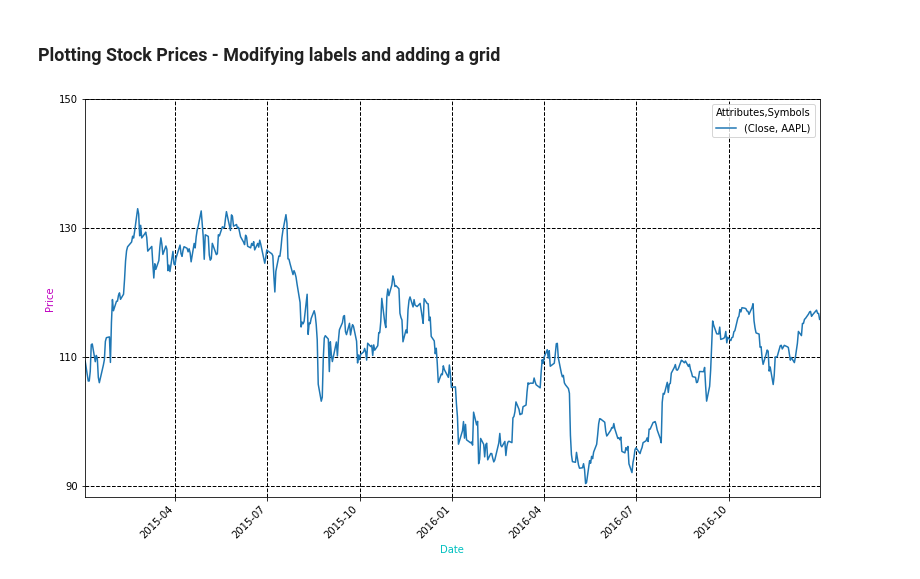
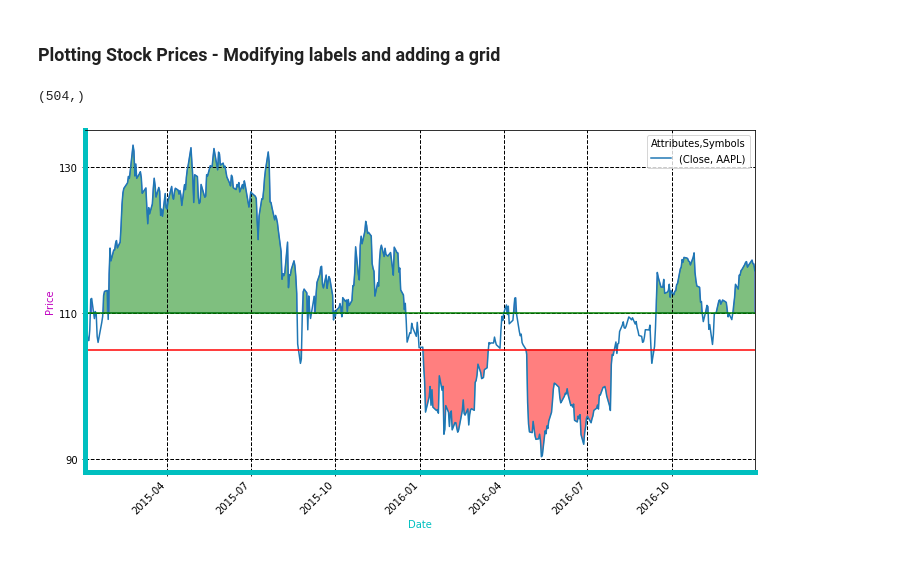
Before and after one commit to cmj123/BecomeAProfessionalPythonProgrammer, a Jupyter notebook: data_visualization_python_matplotlib/data_visualization_with_python.ipynb, the cells around one changed output. Cells and saved outputs as stored; diff of their text form; code cells hidden in the pictures.

Commit message:
Data visualisation  - customise spines, candlestick OHLC charts, fill and alpha

```diff
--- a/data_visualization_python_matplotlib/data_visualization_with_python.ipynb
+++ b/data_visualization_python_matplotlib/data_visualization_with_python.ipynb
@@ -145,18 +145,37 @@ data[['Close']].plot()
 # %% [markdown]
 ### Plotting Stock Prices - Modifying labels and adding a grid
 # %%
-fig = plt.figure()
+fig = plt.figure(figsize=(12,7))
 ax1 = plt.subplot2grid((1,1),(0,0), fig=fig)
+
 data[['Close']].plot(ax=ax1, figsize=(12,7))
 for label in ax1.xaxis.get_ticklabels():
     label.set_rotation(45)
 ax1.grid(True, color='black', linestyle='--', linewidth=1)
 ax1.yaxis.label.set_color('m')
 ax1.xaxis.label.set_color('c')
 ax1.set_yticks([90, 110, 130, 150])
-plt.subplots_adjust(left=.09, bottom=.16, right=.94, top=.95, wspace=.2, hspace=.2)
+y1 = np.array(data['Close']).flatten()
+print(y1.shape)
+# ax1.fill_between(x=data.index.tolist(), y1=y1, y2=y1.min(), alpha=0.5, edgecolor='r')
+ax1.fill_between(x=data.index.tolist(), y1=y1, y2=110, where=(y1 >=110), facecolor='g', edgecolor='b', alpha=0.5)
+ax1.fill_between(x=data.index.tolist(), y1=y1, y2=105, where=(y1 <105), facecolor='r', edgecolor='c', alpha=0.5)
+ax1.axhline(105, color='r')
+ax1.axhline(110, color='g')
+
+# Customise spines
+ax1.spines['left'].set_color('c')
+ax1.spines['bottom'].set_color('c')
+ax1.spines['top'].set_visible('False')
+ax1.spines['right'].set_visible('False')
+ax1.spines['left'].set_linewidth(5)
+ax1.spines['bottom'].set_linewidth(5)
+
+
+# plt.subplots_adjust(left=.09, bottom=.16, right=.94, top=.95, wspace=.2, hspace=.2)
 plt.xlabel('Date')
 plt.ylabel('Price')
 plt.show()
 # %% [output]
+(504,)
-[figure, old version]
+[figure, new version]
```
Also changed, not shown: parts of 5 cells of this notebook.
